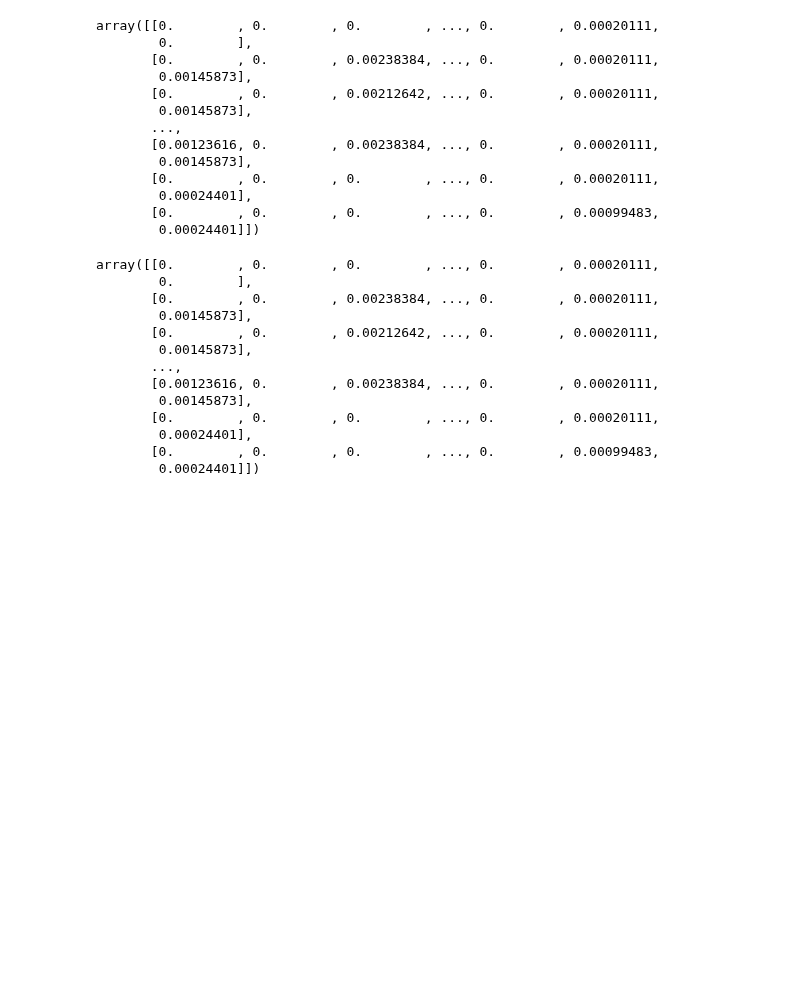
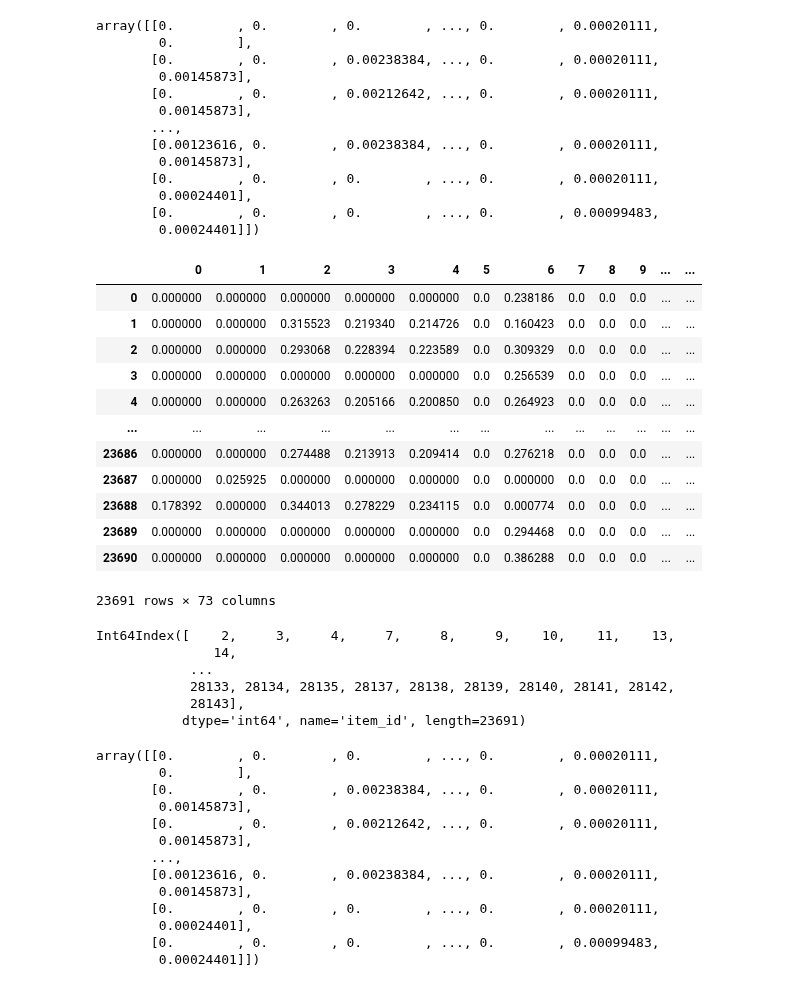
Before and after one commit to Ananassio/Data-Science_lab, a Jupyter notebook: Project/Data.ipynb, the cells around one changed output. Cells and saved outputs as stored; diff of their text form; code cells hidden in the pictures; blank space fills up the shorter version.

```diff
--- a/Project/Data.ipynb
+++ b/Project/Data.ipynb
@@ -1389,20 +1389,3 @@ class SimpleMapReduce:
             partitioned_data,
         )
         return reduced_values
-# %%
-  temp  = [0 for a in range(len(np.array(feature_pivtable)))]
-
-  q = np.array(test[test.index==x])
-  q = q/np.linalg.norm(q)
-  ii = 0;
-  for i in np.array(feature_pivtable.index):
-    w = np.array(feature_pivtable[feature_pivtable.index==i])
-    w = w/np.linalg.norm(w)
-    temp[ii] = np.linalg.norm(q-w)
-    ii = ii+1;
-
-  temp = pd.DataFrame(temp)
-  temp['item_id'] = features['item_id'].unique()
-  temp = temp.set_index('item_id')
-
-  return list(temp.sort_values(by=0).head(100).index)
@@ -1561,6 +1526,39 @@ array([[0.        , 0.        , 0.        , ..., 0.        , 0.00020111,
         0.00024401],
        [0.        , 0.        , 0.        , ..., 0.        , 0.00099483,
         0.00024401]])
+# %%
+w = np.zeros((len(np.array(feature_pivtable)),73))
+ii = 0
+for i in feature_pivtable.index:
+  w[ii] = feature_pivtable[feature_pivtable.index==i]['feature_value_id']
+  w[ii] = w[ii]/np.linalg.norm(w[ii])
+  ii = ii+1
+# %%
+w = pd.DataFrame(w)
+w
+# %% [output]
+|  | 0 | 1 | 2 | 3 | 4 | 5 | 6 | 7 | 8 | 9 | ... | ... |
+| 0 | 0.000000 | 0.000000 | 0.000000 | 0.000000 | 0.000000 | 0.0 | 0.238186 | 0.0 | 0.0 | 0.0 | ... | ... |
+| 1 | 0.000000 | 0.000000 | 0.315523 | 0.219340 | 0.214726 | 0.0 | 0.160423 | 0.0 | 0.0 | 0.0 | ... | ... |
+| 2 | 0.000000 | 0.000000 | 0.293068 | 0.228394 | 0.223589 | 0.0 | 0.309329 | 0.0 | 0.0 | 0.0 | ... | ... |
+| 3 | 0.000000 | 0.000000 | 0.000000 | 0.000000 | 0.000000 | 0.0 | 0.256539 | 0.0 | 0.0 | 0.0 | ... | ... |
+| 4 | 0.000000 | 0.000000 | 0.263263 | 0.205166 | 0.200850 | 0.0 | 0.264923 | 0.0 | 0.0 | 0.0 | ... | ... |
+| ... | ... | ... | ... | ... | ... | ... | ... | ... | ... | ... | ... | ... |
+| 23686 | 0.000000 | 0.000000 | 0.274488 | 0.213913 | 0.209414 | 0.0 | 0.276218 | 0.0 | 0.0 | 0.0 | ... | ... |
+| 23687 | 0.000000 | 0.025925 | 0.000000 | 0.000000 | 0.000000 | 0.0 | 0.000000 | 0.0 | 0.0 | 0.0 | ... | ... |
+| 23688 | 0.178392 | 0.000000 | 0.344013 | 0.278229 | 0.234115 | 0.0 | 0.000774 | 0.0 | 0.0 | 0.0 | ... | ... |
+| 23689 | 0.000000 | 0.000000 | 0.000000 | 0.000000 | 0.000000 | 0.0 | 0.294468 | 0.0 | 0.0 | 0.0 | ... | ... |
+| 23690 | 0.000000 | 0.000000 | 0.000000 | 0.000000 | 0.000000 | 0.0 | 0.386288 | 0.0 | 0.0 | 0.0 | ... | ... |
+23691 rows × 73 columns
+# %%
+feature_pivtable.index
+# %% [output]
+Int64Index([    2,     3,     4,     7,     8,     9,    10,    11,    13,
+               14,
+            ...
+            28133, 28134, 28135, 28137, 28138, 28139, 28140, 28141, 28142,
+            28143],
+           dtype='int64', name='item_id', length=23691)
 # %%
 W = np.array(feature_pivtable[feature_pivtable.index==8609])
 
```
Also changed, not shown: parts of 25 cells of this notebook.
